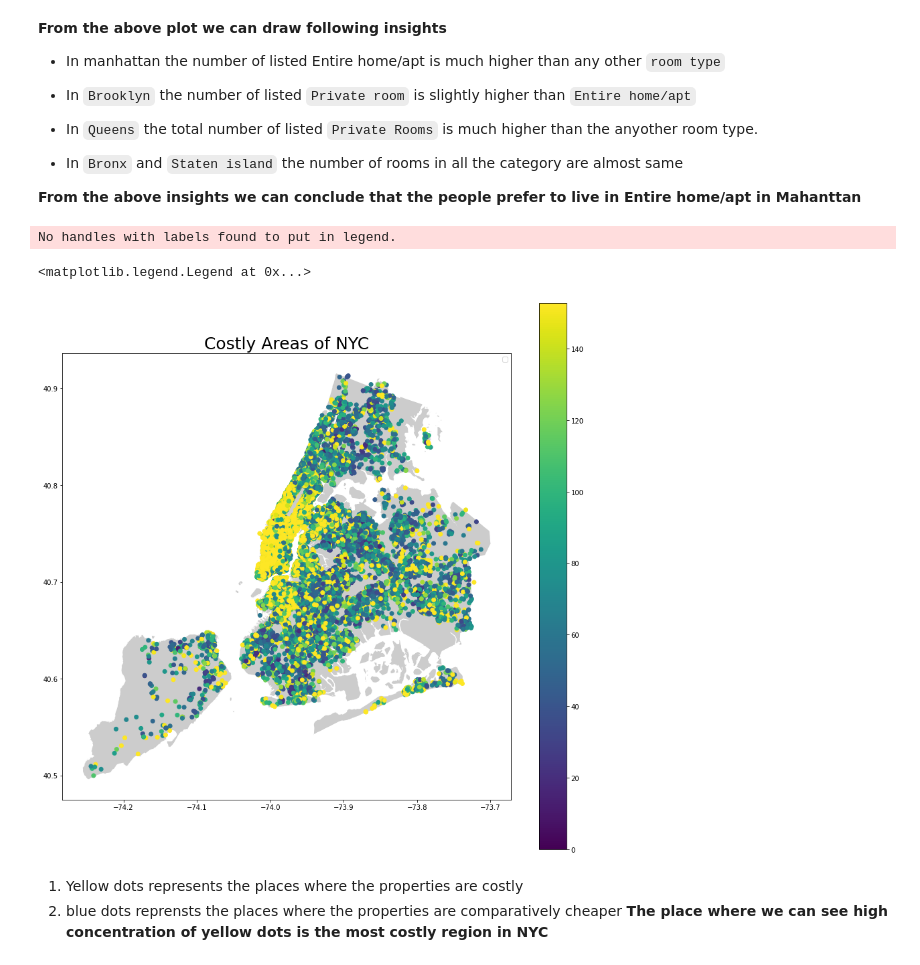
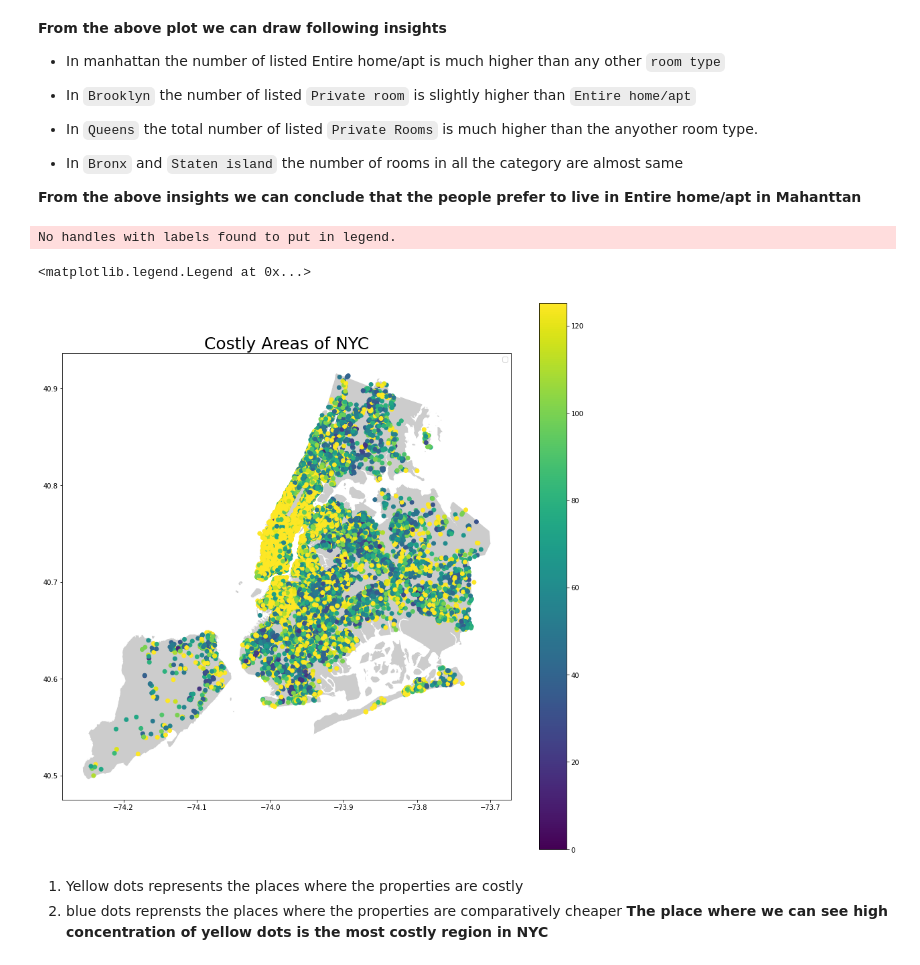
Before and after one commit to Priyabrat845/Airbnb-Booking-Analysis, a Jupyter notebook: Copy_of_Airbnb_Bookings_Analysis_.ipynb, the cells around one changed output. Drawn from its saved outputs; the diff is of its cells as text; code cells hidden in the pictures.

```diff
--- a/Copy_of_Airbnb_Bookings_Analysis_.ipynb
+++ b/Copy_of_Airbnb_Bookings_Analysis_.ipynb
@@ -202,5 +257,9 @@ availability_365                  0.000000
 dtype: float64
 # %% [markdown]
 Afrer dropping the irrelevant columns and imputing 0 in place of ``NULL`` now we don't have any significant null values in our dataset
+# %%
+# Created a new dataframe which dropped any the rows which are outliers i.e price geater than $400
+
+adjusted_airbnb_df =airbnb_df[airbnb_df.price < 400]
 # %% [markdown]
 ## **EDA**
@@ -597,20 +642,20 @@ ggplot(airbnb_df)+aes('neighbourhood_group',fill='room_type')+geom_bar(position
 **From the above insights we can conclude that the people prefer to live in Entire home/apt in Mahanttan**
 # %%
 boroughs = gpd.read_file(geoplot.datasets.get_path('nyc_boroughs'))
-geo_df=gpd.GeoDataFrame(airbnb_df,geometry=gpd.points_from_xy(airbnb_df["longitude"], airbnb_df["latitude"]))
+geo_df=gpd.GeoDataFrame(adjusted_airbnb_df,geometry=gpd.points_from_xy(adjusted_airbnb_df["longitude"], adjusted_airbnb_df["latitude"]))
 # %%
 fig,ax=plt.subplots(figsize=(15,15))
 boroughs.plot(ax=ax,alpha=0.4,color="grey")
 x, y = geo_df['longitude'].values, geo_df['latitude'].values
 plt.scatter(x,y,c=geo_df['price'])
-plt.clim(0,np.mean(airbnb_df['price']))
+plt.clim(0,np.mean(adjusted_airbnb_df['price']))
 plt.title("Costly Areas of NYC",fontdict={'fontsize':25})
 plt.colorbar()
 plt.legend()
 # %% [output]
 No handles with labels found to put in legend.
 <matplotlib.legend.Legend at 0x...>
-[figure, old version]
+[figure, new version]
 # %% [markdown]
 
 
```
Also changed, not shown: parts of 49 cells of this notebook.
